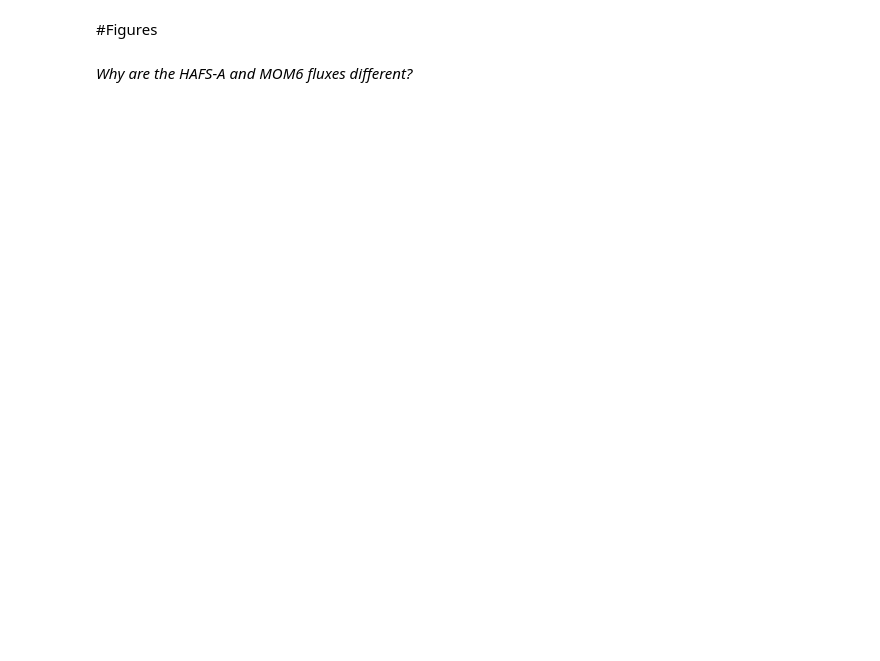
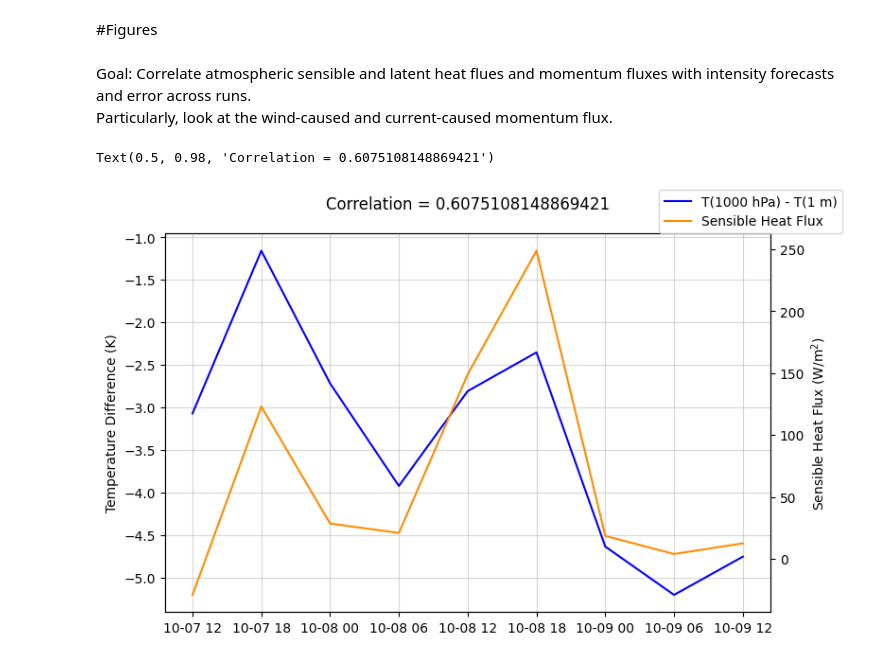
Before and after one commit to SeanBarnier/HAFS_Air-Sea, a Jupyter notebook: fluxes.ipynb, the cells around one changed output. Cells and saved outputs as stored; diff of their text form; code cells hidden in the pictures; blank space fills up the shorter version.

Commit message:
Made a few figures

```diff
--- a/fluxes.ipynb
+++ b/fluxes.ipynb
@@ -21,7 +32,7 @@ name = "Milton"
 tcNum = "14"
 trackType = ""
 
-initTime = dt(year=2024, month=10, day=6, hour=0) #Time when Milton began its most rapid intensification
+initTime = dt(year=2024, month=10, day=7, hour=12) #Time when Milton began its most rapid intensification
 
 fHourStep = 6       #Normally 3 for HAFS-A
 forecastLength = 48 #Normally 126 for HAFS-A.
@@ -136,17 +167,19 @@ for valid in fcastTimes:
   oceData = xr.open_dataset(ocePath, decode_times=False)
 
   point = tcLocs[valid]
-  layer = min(oceData.z_l.data[oceData.z_l.data<=oceFloor]) #Retrieves most shallow layer; should be 1 m
+  levels = oceData.z_l.data[oceData.z_l.data<=oceFloor] #Retrieves most shallow layer; should be 1 m
 
   oce[valid] = {}
-  oce[valid]["T"] = float(oceData.sel(yq=point[0], yh=point[0], xh=point[1], xq=point[1], z_l=layer, method="nearest").temp.data) + 273.15 #This is potential temperature. Converted from C to K.
-  oce[valid]["s"] = float(oceData.sel(yq=point[0], yh=point[0], xh=point[1], xq=point[1], z_l=layer, method="nearest").so.data)
-  oce[valid]["u"] = float(oceData.sel(yq=point[0], yh=point[0], xh=point[1], xq=point[1], z_l=layer, method="nearest").uo.data)
-  oce[valid]["v"] = float(oceData.sel(yq=point[0], yh=point[0], xh=point[1], xq=point[1], z_l=layer, method="nearest").vo.data)
-  oce[valid]["sst"] = float(oceData.sel(yq=point[0], yh=point[0], xh=point[1], xq=point[1], z_l=layer, method="nearest").SST.data) + 273.15
-  oce[valid]["shf"] = float(oceData.sel(yq=point[0], yh=point[0], xh=point[1], xq=point[1], z_l=layer, method="nearest").sensible.data)
-  oce[valid]["lhf"] = float(oceData.sel(yq=point[0], yh=point[0], xh=point[1], xq=point[1], z_l=layer, method="nearest").latent.data)
+
+  for level in levels:
+    oce[valid][level] = {}
+    oce[valid][level]["T"] = float(oceData.sel(yh=point[0], xh=point[1], z_l=level, method="nearest").temp.data) + 273.15 #This is potential temperature. Converted from C to K.
+    oce[valid][level]["s"] = float(oceData.sel(yh=point[0], xh=point[1], z_l=level, method="nearest").so.data)
+    oce[valid][level]["u"] = float(oceData.sel(yh=point[0], xq=point[1], z_l=level, method="nearest").uo.data)
+    oce[valid][level]["v"] = float(oceData.sel(yq=point[0], xh=point[1], z_l=level, method="nearest").vo.data)
+    oce[valid][level]["sst"] = float(oceData.sel(yh=point[0], xh=point[1], method="nearest").SST.data) + 273.15
+    oce[valid][level]["ssh"] = float(oceData.sel(yh=point[0], xh=point[1], method="nearest").SSH.data)
+    oce[valid][level]["shf"] = float(oceData.sel(yh=point[0], xh=point[1], method="nearest").sensible.data)
+    oce[valid][level]["lhf"] = float(oceData.sel(yh=point[0], xh=point[1], method="nearest").latent.data)
 # %% [markdown]
 #Figures
-# %% [markdown]
-*Why are the HAFS-A and MOM6 fluxes different?*
@@ -180,0 +186,23 @@ lhfAx.legend()
+# %% [markdown]
+Goal: Correlate atmospheric sensible and latent heat flues and momentum fluxes with intensity forecasts and error across runs.
+Particularly, look at the wind-caused and current-caused momentum flux.
+# %%
+fluxFig = plt.figure(figsize=(8,5))
+tAx = fluxFig.add_axes([0.1,0.1,0.8,0.8])
+shfAx = tAx.twinx()
+
+tDiff = [oce[valid][1.0]["T"] - atm[valid][1000.0]["T"] for valid in atm.keys()]
+shf = [atm[valid][1000.0]["shf"] for valid in atm.keys()]
+tAx.plot(atm.keys(), tDiff, label="T(1000 hPa) - T(1 m)", color="blue")
+shfAx.plot(atm.keys(), shf, label="Sensible Heat Flux", color="darkorange")
+
+fluxFig.legend()
+tAx.grid(alpha=0.5)
+tAx.set_ylabel("Temperature Difference (K)")
+shfAx.set_ylabel("Sensible Heat Flux (W/m" + "$^2$" + ")")
+#lhfAx.set_ylabel("Latent Heat Flux (W/m^2)")
+
+fluxFig.suptitle(f"Correlation = {str(np.corrcoef(tDiff, shf)[0,1])}")
+# %% [output]
+Text(0.5, 0.98, 'Correlation = 0.6075108148869421')
+[figure, added]
```
Also changed, not shown: parts of 11 cells of this notebook.
